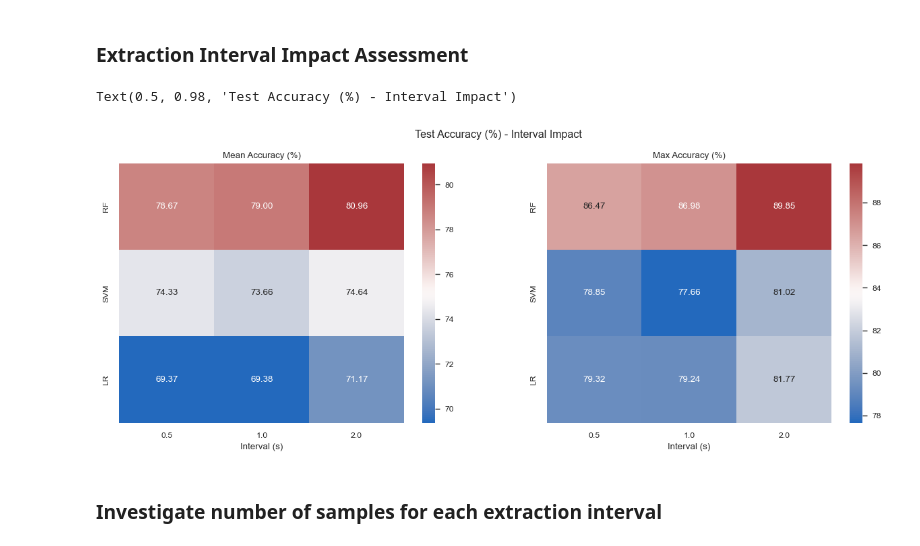
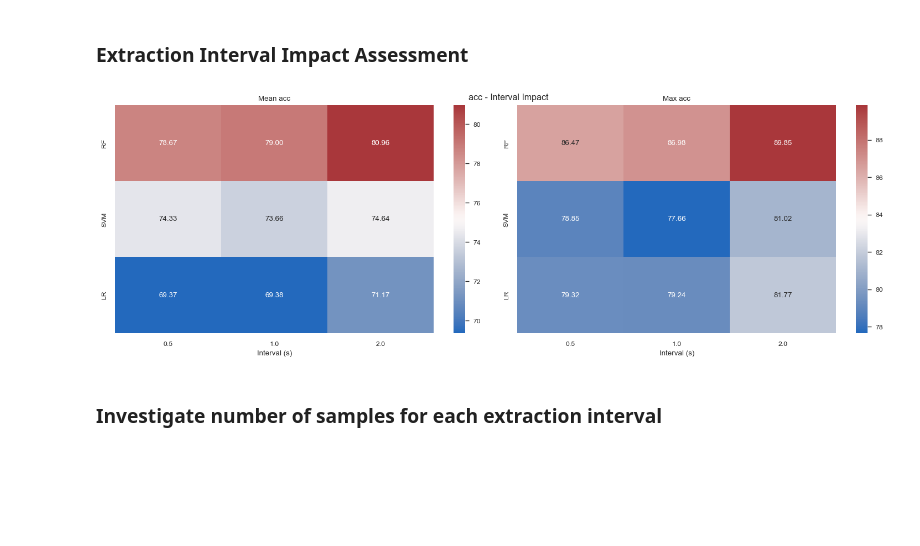
Before and after one commit to DavideLigari01/advanced-biomedical-project, a Jupyter notebook: notebooks/feature_analysis/sample_rate_impact.ipynb, the cells around one changed output. Cells and saved outputs as stored; diff of their text form; code cells hidden in the pictures; blank space fills up the shorter version.

```diff
--- a/notebooks/feature_analysis/sample_rate_impact.ipynb
+++ b/notebooks/feature_analysis/sample_rate_impact.ipynb
@@ -52,7 +54,8 @@ IMAGES_PATH = PAPER + 'images/'
 
 # HYERPARAMETERS
 SEED = 42
-INTERVAL = 2
+INTERVAL = 0.5 # 0.5, 1, 2
+METRIC = 'acc' # 'acc', 'microf1', 'macrof1'
 # %% [markdown]
 ### Load the Data and Train the Model
 # %%
@@ -201,42 +321,46 @@ df_max = pd.DataFrame(columns=[0.5, 1, 2], index=["RF", "SVM", "LR"])
 
 # load the results
 for interval in [0.5, 1, 2]:
-	results_rf = pd.read_csv(MODELS_RESULTS + f'results_rf_{interval}s.csv', index_col=0)
-	results_svm = pd.read_csv(MODELS_RESULTS + f'results_svm_{interval}s.csv', index_col=0)
-	results_lr = pd.read_csv(MODELS_RESULTS + f'results_lr_{interval}s.csv', index_col=0)
+	results_rf = pd.read_csv(MODELS_RESULTS + f'results_rf_{interval}s_{METRIC}.csv', index_col=0)
+	results_svm = pd.read_csv(MODELS_RESULTS + f'results_svm_{interval}s_{METRIC}.csv', index_col=0)
+	results_lr = pd.read_csv(MODELS_RESULTS + f'results_lr_{interval}s_{METRIC}.csv', index_col=0)
 
 	# extract mean and max values
 	mean_rf = results_rf.mean().mean()
 	max_rf = results_rf.max().max()
 	mean_svm = results_svm.mean().mean()
 	max_svm = results_svm.max().max()
 	mean_lr = results_lr.mean().mean()
 	max_lr = results_lr.max().max()
 
 	# update the dataframes
 	df_mean.iloc[0, df_mean.columns.get_loc(interval)] = mean_rf
 	df_mean.iloc[1, df_mean.columns.get_loc(interval)] = mean_svm
 	df_mean.iloc[2, df_mean.columns.get_loc(interval)] = mean_lr
 
 	df_max.iloc[0, df_max.columns.get_loc(interval)] = max_rf
 	df_max.iloc[1, df_max.columns.get_loc(interval)] = max_svm
 	df_max.iloc[2, df_max.columns.get_loc(interval)] = max_lr
 
 # plot the data
 fig, axs = plt.subplots(1, 2, figsize=(15, 5))
 
 sns.heatmap(df_mean.astype(float) * 100, annot=True, cmap="vlag", fmt=".2f", ax=axs[0])
-axs[0].set_title("Mean Accuracy (%)")
+axs[0].set_title(F"Mean {METRIC}")
 axs[0].set_xlabel("Interval (s)")
 
 sns.heatmap(df_max.astype(float) * 100, annot=True, cmap="vlag", fmt=".2f", ax=axs[1])
-axs[1].set_title("Max Accuracy (%)")
+axs[1].set_title(F"Max {METRIC}")
 axs[1].set_xlabel("Interval (s)")
 
-fig.suptitle("Test Accuracy (%) - Interval Impact")
+plt.tight_layout()
+
+fig.suptitle(F"{METRIC} - Interval Impact")
+
+# save
+fig.savefig(IMAGES_PATH + f'{METRIC}_interval_impact.png', dpi=300)
 # %% [output]
-Text(0.5, 0.98, 'Test Accuracy (%) - Interval Impact')
-[figure, old version]
+[figure, new version]
 # %% [markdown]
 ### Investigate number of samples for each extraction interval
 # %%
```
Also changed, not shown: parts of 4 cells of this notebook, 48 other files.
